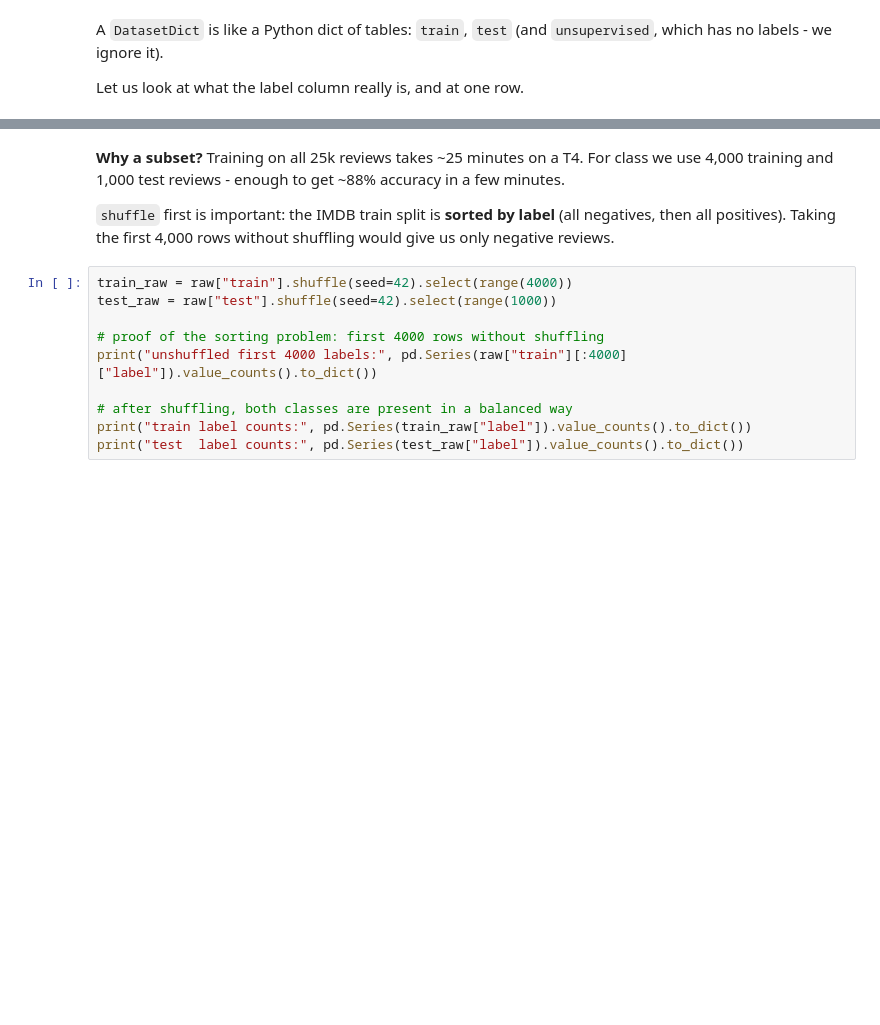
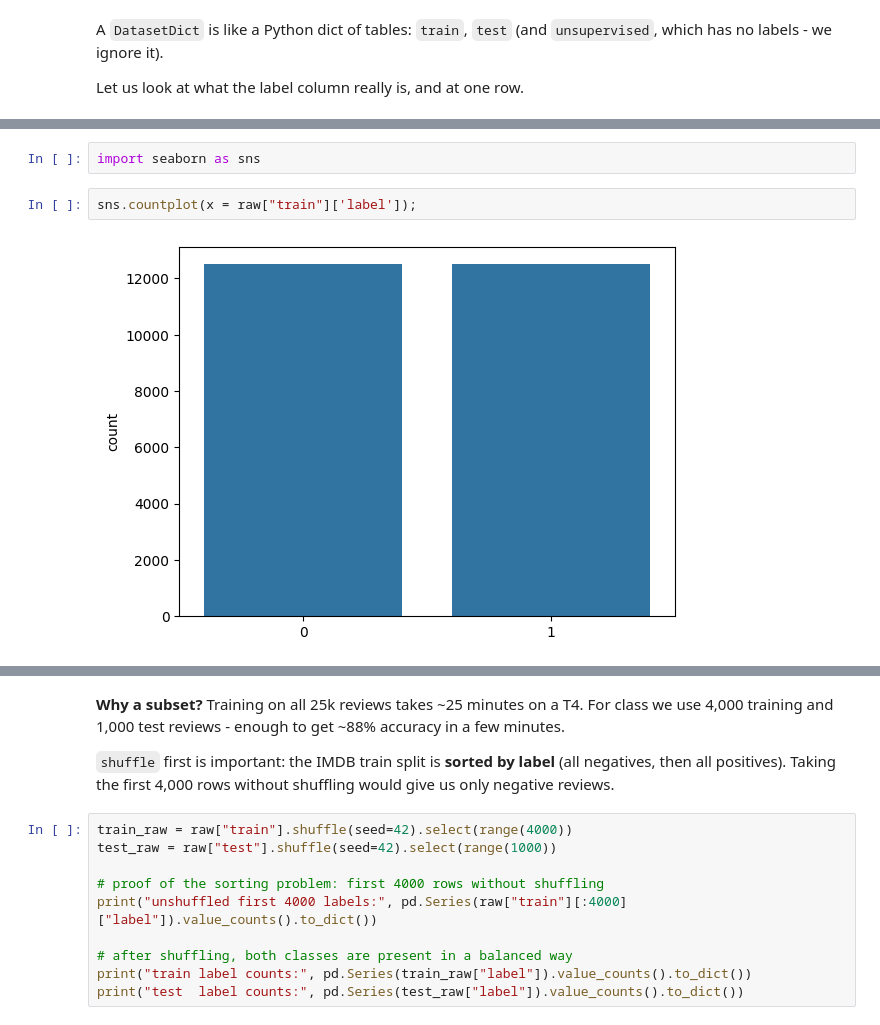
Before and after one commit to AdityaThakare72/MITU_post_hf_oct, a Jupyter notebook: 1finetuning_hf_oct10.ipynb, the cells around one changed output, grey strips where cells are left out. Cells and saved outputs as stored; diff of their text form; blank space fills up the shorter version.

```diff
--- a/1finetuning_hf_oct10.ipynb
+++ b/1finetuning_hf_oct10.ipynb
@@ -112,0 +159,6 @@ print("text :", sample["text"][:500], "...")
+# %%
+import seaborn as sns
+# %%
+sns.countplot(x = raw["train"]['label']);
+# %% [output]
+[figure, added]
```
Also changed, not shown: parts of 36 cells of this notebook.
